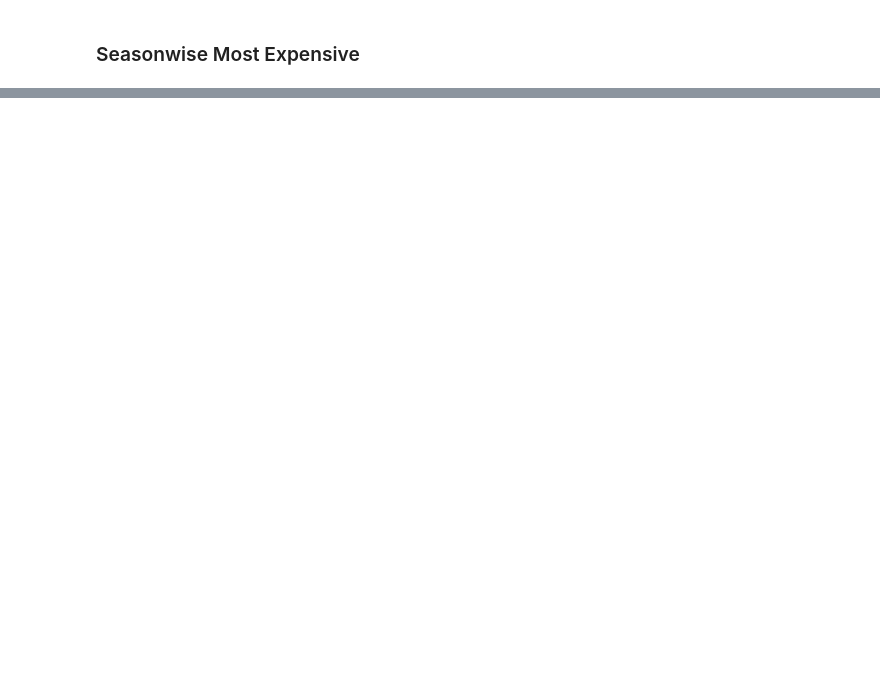
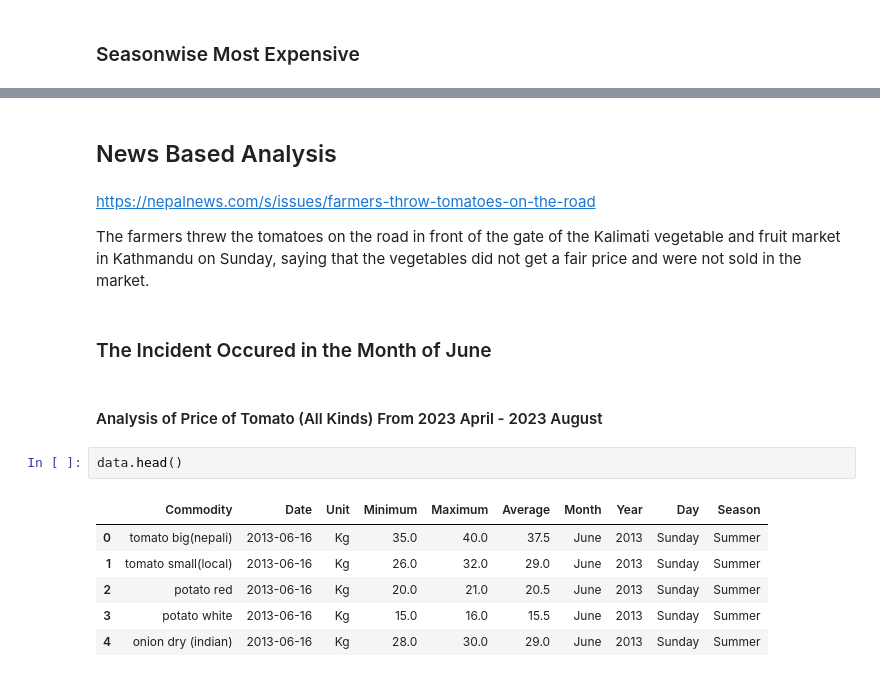
Before and after one commit to Shadowwalker10/data-analysis, a Jupyter notebook: kalimati-data-analysis.ipynb, the cells around one changed output, grey strips where cells are left out. Cells and saved outputs as stored; diff of their text form; blank space fills up the shorter version.

```diff
--- a/kalimati-data-analysis.ipynb
+++ b/kalimati-data-analysis.ipynb
@@ -654,0 +922,20 @@ for season in max_price.index:
+# %% [markdown]
+## News Based Analysis
+# %% [markdown]
+https://nepalnews.com/s/issues/farmers-throw-tomatoes-on-the-road
+
+
+The farmers threw the tomatoes on the road in front of the gate of the Kalimati vegetable and fruit market in Kathmandu on Sunday, saying that the vegetables did not get a fair price and were not sold in the market.
+# %% [markdown]
+### The Incident Occured in the Month of June
+# %% [markdown]
+#### Analysis of Price of Tomato (All Kinds) From 2023 April - 2023 August
+# %%
+data.head()
+# %% [output]
+|  | Commodity | Date | Unit | Minimum | Maximum | Average | Month | Year | Day | Season |
+| 0 | tomato big(nepali) | 2013-06-16 | Kg | 35.0 | 40.0 | 37.5 | June | 2013 | Sunday | Summer |
+| 1 | tomato small(local) | 2013-06-16 | Kg | 26.0 | 32.0 | 29.0 | June | 2013 | Sunday | Summer |
+| 2 | potato red | 2013-06-16 | Kg | 20.0 | 21.0 | 20.5 | June | 2013 | Sunday | Summer |
+| 3 | potato white | 2013-06-16 | Kg | 15.0 | 16.0 | 15.5 | June | 2013 | Sunday | Summer |
+| 4 | onion dry (indian) | 2013-06-16 | Kg | 28.0 | 30.0 | 29.0 | June | 2013 | Sunday | Summer |
```
Also changed, not shown: parts of 62 cells of this notebook.
